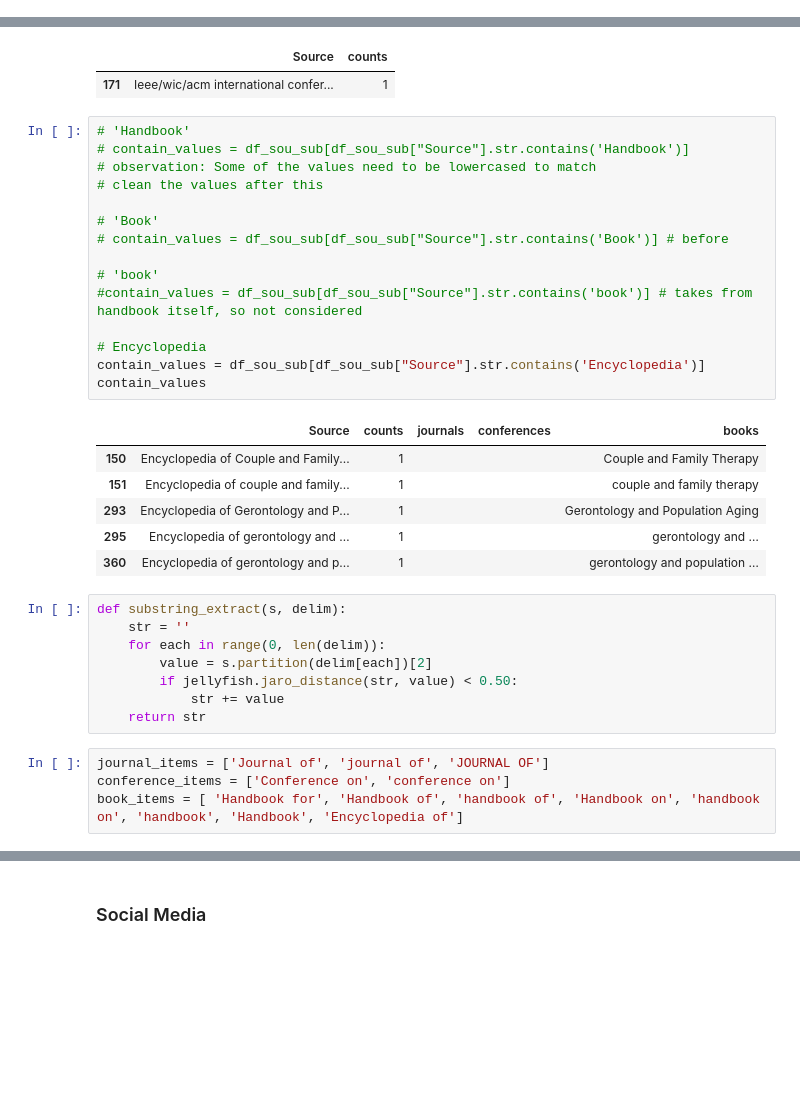
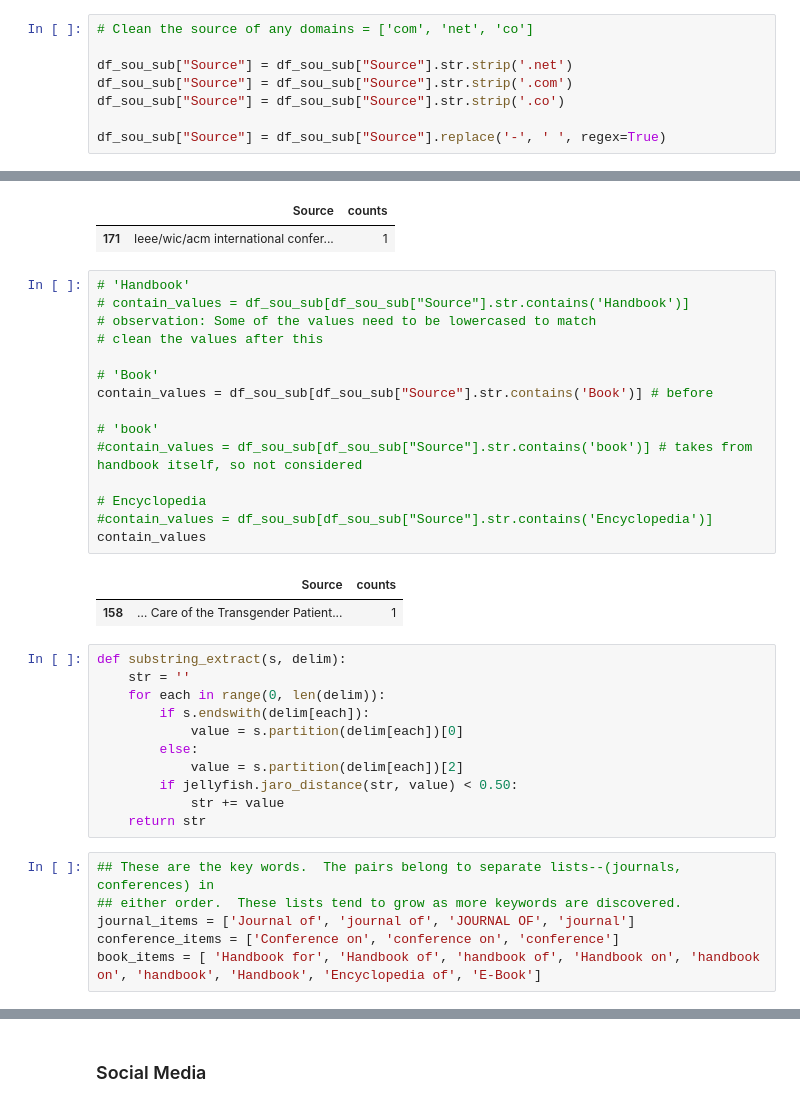
Before and after one commit to booktrackerGirl/Data-wrangling-and-analysis, a Jupyter notebook: Google Scholar Search/google_scholar_search_analysis.ipynb, the cells around one changed output, grey strips where cells are left out. Saved outputs shown, nothing was run; the diff lists cells and outputs as text; blank space fills up the shorter version.

```diff
--- a/Google Scholar Search/google_scholar_search_analysis.ipynb
+++ b/Google Scholar Search/google_scholar_search_analysis.ipynb
@@ -500,3 +486,11 @@ book_items = ['Book', 'book', 'Handbook', 'handbook', 'Encyclopedia']
+# %%
+# Clean the source of any domains = ['com', 'net', 'co']
+
+df_sou_sub["Source"] = df_sou_sub["Source"].str.strip('.net')
+df_sou_sub["Source"] = df_sou_sub["Source"].str.strip('.com')
+df_sou_sub["Source"] = df_sou_sub["Source"].str.strip('.co')
+
+df_sou_sub["Source"] = df_sou_sub["Source"].replace('-', ' ', regex=True)
 # %%
 # Check occurrences for journals
 df_sou_sub["Source"].str.contains('Journal').sum(), df_sou_sub["Source"].str.contains('journal').sum(), df_sou_sub["Source"].str.contains('JOURNAL').sum()
@@ -552,37 +546,38 @@ contain_values
 # %%
 # 'Handbook'
 # contain_values = df_sou_sub[df_sou_sub["Source"].str.contains('Handbook')]
 # observation: Some of the values need to be lowercased to match
 # clean the values after this
 
 # 'Book'
-# contain_values = df_sou_sub[df_sou_sub["Source"].str.contains('Book')] # before
+contain_values = df_sou_sub[df_sou_sub["Source"].str.contains('Book')] # before
 
 # 'book'
 #contain_values = df_sou_sub[df_sou_sub["Source"].str.contains('book')] # takes from handbook itself, so not considered
 
 # Encyclopedia
-contain_values = df_sou_sub[df_sou_sub["Source"].str.contains('Encyclopedia')]
+#contain_values = df_sou_sub[df_sou_sub["Source"].str.contains('Encyclopedia')]
 contain_values
 # %% [output]
-|  | Source | counts | journals | conferences | books |
-| 150 | Encyclopedia of Couple and Family... | 1 |  |  | Couple and Family Therapy |
-| 151 | Encyclopedia of couple and family... | 1 |  |  | couple and family therapy |
-| 293 | Encyclopedia of Gerontology and P... | 1 |  |  | Gerontology and Population Aging |
-| 295 | Encyclopedia of gerontology and … | 1 |  |  | gerontology and … |
-| 360 | Encyclopedia of gerontology and p... | 1 |  |  | gerontology and population … |
+|  | Source | counts |
+| 158 | … Care of the Transgender Patient... | 1 |
 # %%
 def substring_extract(s, delim):
     str = ''
     for each in range(0, len(delim)):
-        value = s.partition(delim[each])[2]
+        if s.endswith(delim[each]):
+            value = s.partition(delim[each])[0]
+        else:
+            value = s.partition(delim[each])[2]
         if jellyfish.jaro_distance(str, value) < 0.50:
             str += value
     return str
 # %%
-journal_items = ['Journal of', 'journal of', 'JOURNAL OF']
-conference_items = ['Conference on', 'conference on']
-book_items = [ 'Handbook for', 'Handbook of', 'handbook of', 'Handbook on', 'handbook on', 'handbook', 'Handbook', 'Encyclopedia of']
+## These are the key words.  The pairs belong to separate lists--(journals, conferences) in
+## either order.  These lists tend to grow as more keywords are discovered.
+journal_items = ['Journal of', 'journal of', 'JOURNAL OF', 'journal']
+conference_items = ['Conference on', 'conference on', 'conference']
+book_items = [ 'Handbook for', 'Handbook of', 'handbook of', 'Handbook on', 'handbook on', 'handbook', 'Handbook', 'Encyclopedia of', 'E-Book']
 # %%
 # the apply(lambda) is slow but I don't mind it.
 df_sou_sub['journals'] = df_sou_sub['Source'].apply(lambda x: substring_extract(x, journal_items))
```
Also changed, not shown: parts of 5 cells of this notebook.
